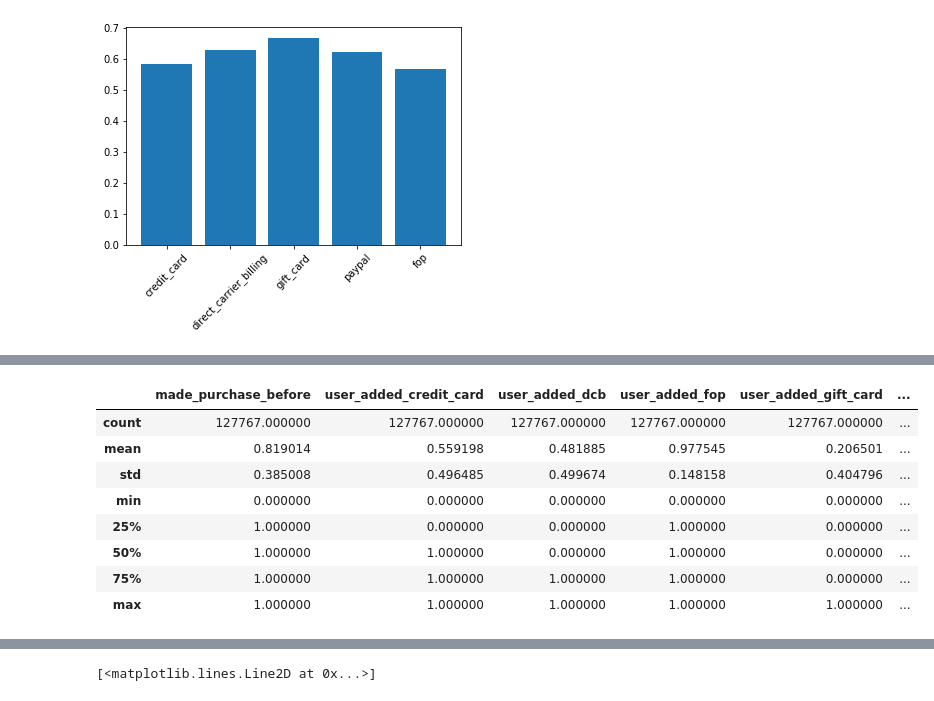
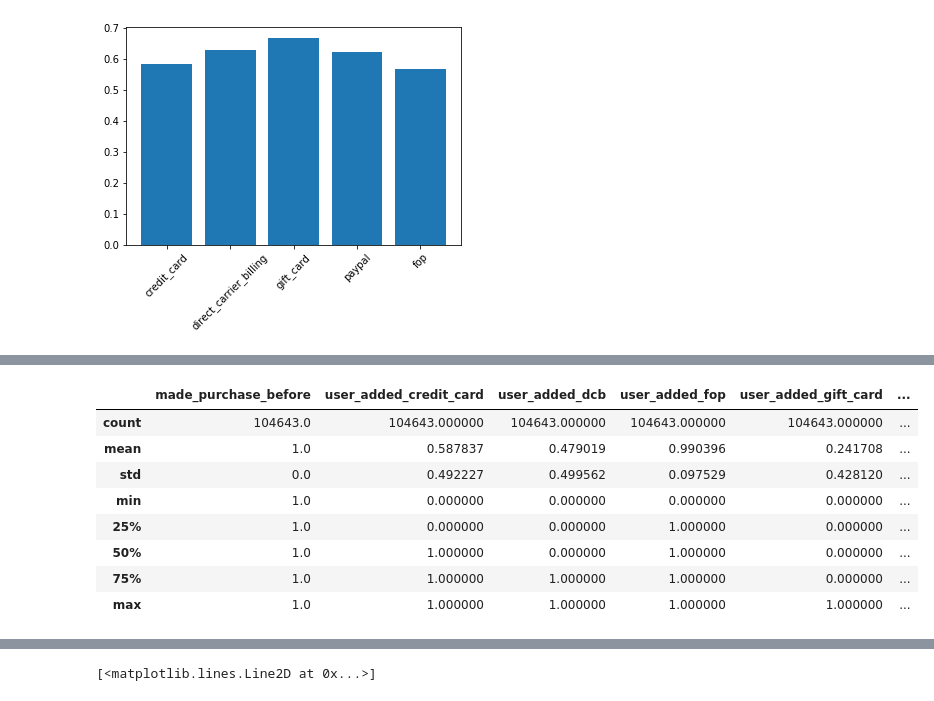
Before and after one commit to zachywang/EDA, a Jupyter notebook: eda_Jul_12.ipynb, the cells around one changed output, grey strips where cells are left out. Drawn from its saved outputs; the diff is of its cells as text; code cells hidden in the pictures.

```diff
--- a/eda_Jul_12.ipynb
+++ b/eda_Jul_12.ipynb
@@ -132,15 +149,17 @@ PlotList(ret_rate)
 # %%
-succ_buyer = clean_data[['made_purchase_before','user_added_credit_card', 'user_added_dcb', 'user_added_fop', 'user_added_gift_card', 'user_added_paypal']][clean_data.clicked_buy_before == 1]
+succ_buyer = clean_data[['made_purchase_before','user_added_credit_card', 'user_added_dcb', 'user_added_fop', \
+                         'user_added_gift_card', 'user_added_paypal']][(clean_data.made_purchase_before==1)\
+                                                                       &(clean_data.saw_cart_before == 1)]
 succ_buyer.describe()
 # %% [output]
 |  | made_purchase_before | user_added_credit_card | user_added_dcb | user_added_fop | user_added_gift_card | ... |
-| count | 127767.000000 | 127767.000000 | 127767.000000 | 127767.000000 | 127767.000000 | ... |
-| mean | 0.819014 | 0.559198 | 0.481885 | 0.977545 | 0.206501 | ... |
-| std | 0.385008 | 0.496485 | 0.499674 | 0.148158 | 0.404796 | ... |
-| min | 0.000000 | 0.000000 | 0.000000 | 0.000000 | 0.000000 | ... |
-| 25% | 1.000000 | 0.000000 | 0.000000 | 1.000000 | 0.000000 | ... |
-| 50% | 1.000000 | 1.000000 | 0.000000 | 1.000000 | 0.000000 | ... |
-| 75% | 1.000000 | 1.000000 | 1.000000 | 1.000000 | 0.000000 | ... |
-| max | 1.000000 | 1.000000 | 1.000000 | 1.000000 | 1.000000 | ... |
+| count | 104643.0 | 104643.000000 | 104643.000000 | 104643.000000 | 104643.000000 | ... |
+| mean | 1.0 | 0.587837 | 0.479019 | 0.990396 | 0.241708 | ... |
+| std | 0.0 | 0.492227 | 0.499562 | 0.097529 | 0.428120 | ... |
+| min | 1.0 | 0.000000 | 0.000000 | 0.000000 | 0.000000 | ... |
+| 25% | 1.0 | 0.000000 | 0.000000 | 1.000000 | 0.000000 | ... |
+| 50% | 1.0 | 1.000000 | 0.000000 | 1.000000 | 0.000000 | ... |
+| 75% | 1.0 | 1.000000 | 1.000000 | 1.000000 | 0.000000 | ... |
+| max | 1.0 | 1.000000 | 1.000000 | 1.000000 | 1.000000 | ... |
 # %%
 def GetSuccRate(index):
```
Also changed, not shown: parts of 19 cells of this notebook, 1 other file.
